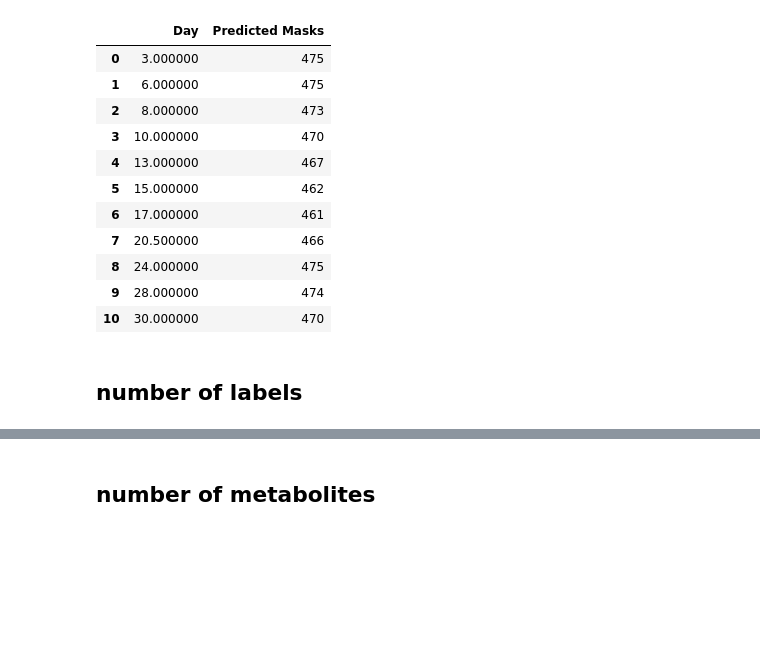
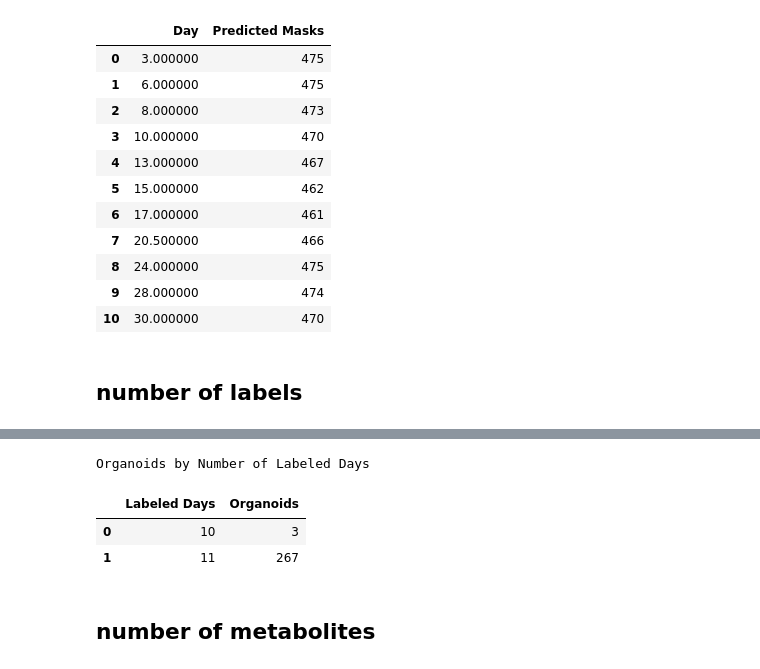
Before and after one commit to dsi-clinic/2025-promega-mini-test, a Jupyter notebook: notebooks/promega_data_stats.ipynb, the cells around one changed output, grey strips where cells are left out. Saved outputs shown, nothing was run; the diff lists cells and outputs as text; code cells hidden in the pictures; blank space fills up the shorter version.

```diff
--- a/notebooks/promega_data_stats.ipynb
+++ b/notebooks/promega_data_stats.ipynb
@@ -185,3 +185,20 @@ Labels by Day
+# %%
+# distribution of how many labeled days each organoid has
+# organoids missing certain days cannot be used in a full time-series model
+label_coverage = stats_utils.organoid_label_coverage(json_data)
+stats_dict["label_day_coverage_distr"] = label_coverage
+
+stats_utils.to_dataframe(
+    label_coverage,
+    key_col="Labeled Days",
+    value_col="Organoids",
+    title="Organoids by Number of Labeled Days",
+)
+# %% [output]
+Organoids by Number of Labeled Days
+|  | Labeled Days | Organoids |
+| 0 | 10 | 3 |
+| 1 | 11 | 267 |
 # %% [markdown]
 ## number of metabolites
 # %%
```
Also changed, not shown: parts of 8 cells of this notebook, 2 other files.
